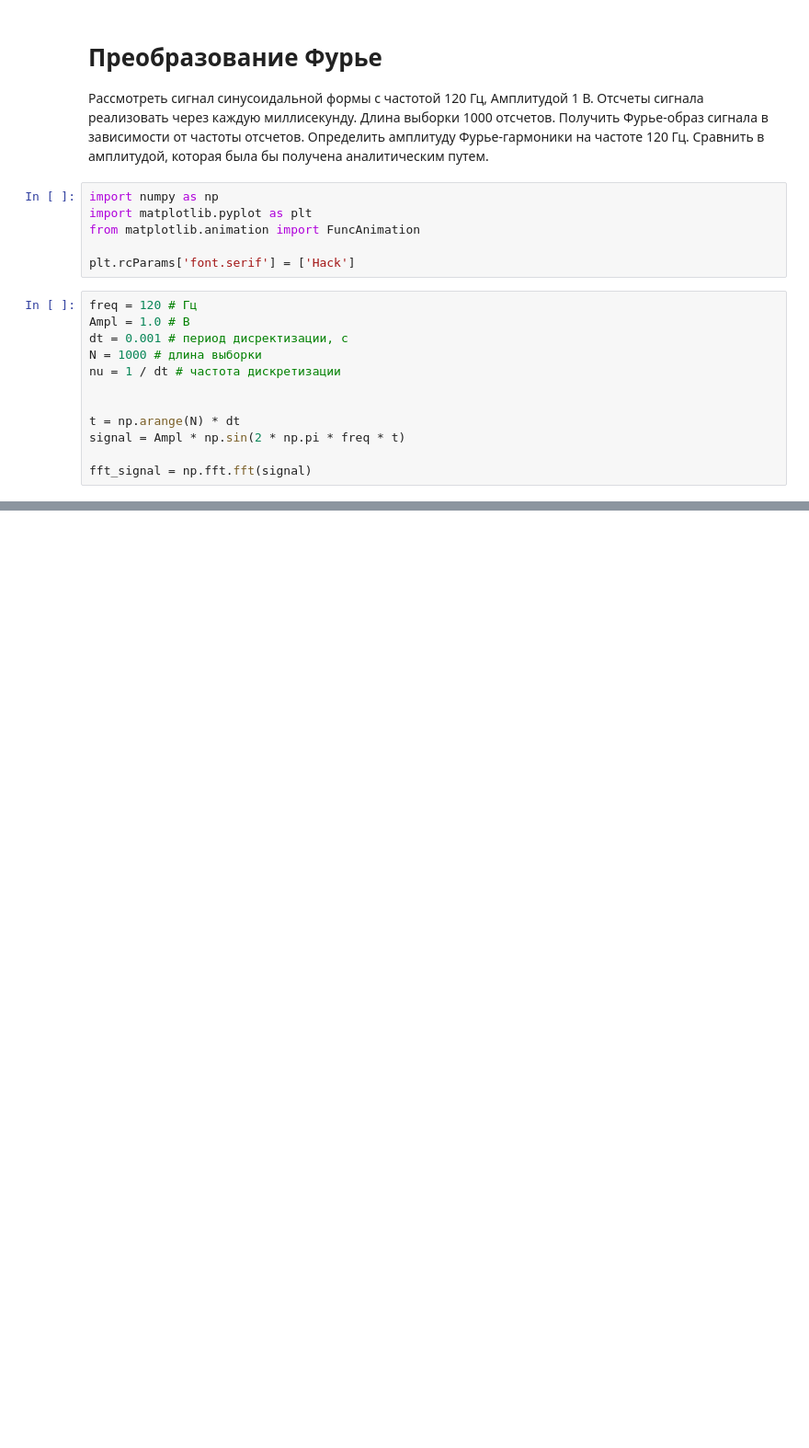
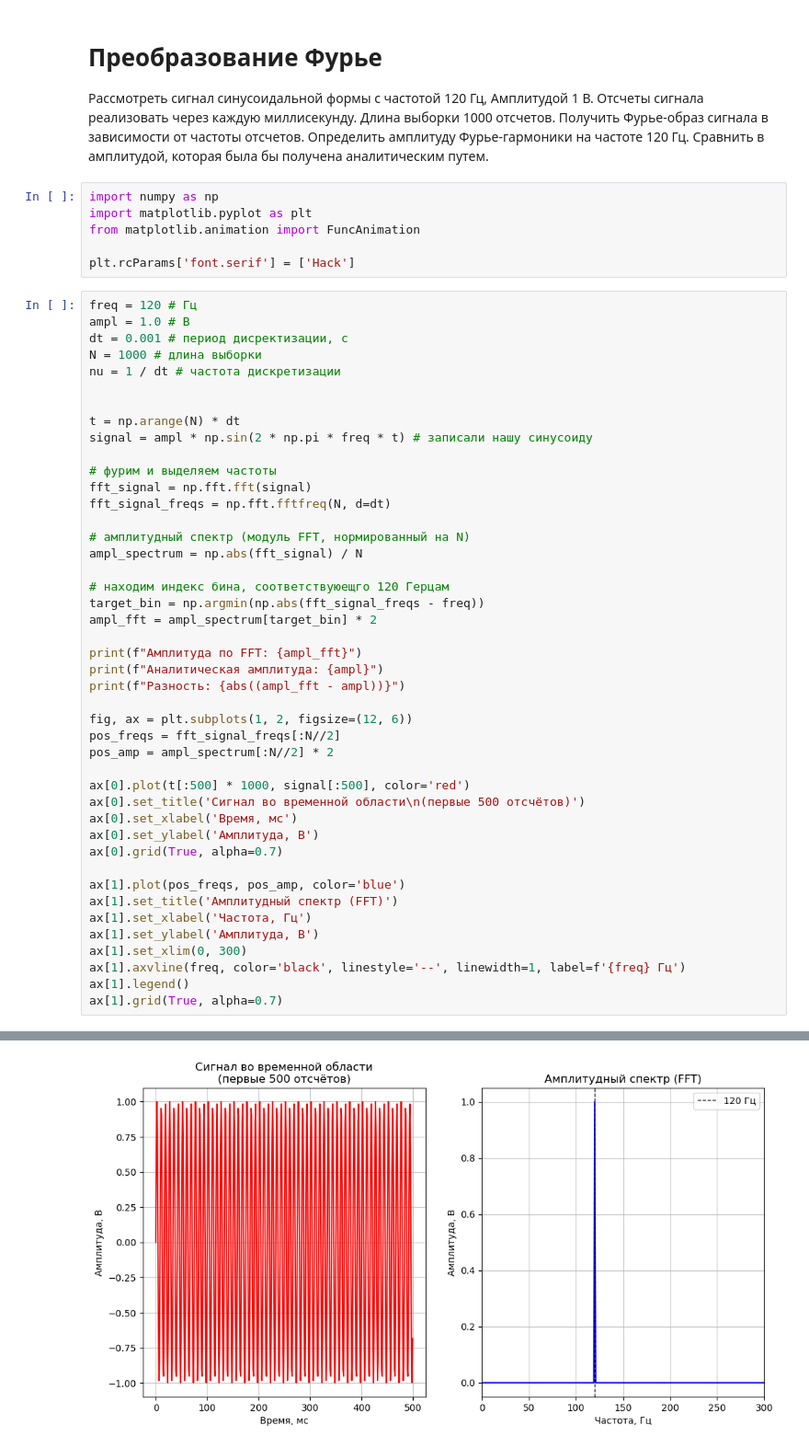
Before and after one commit to NevssZeppeli/computer_simulation_nsu, a Jupyter notebook: fourier.ipynb, the cells around one changed output, grey strips where cells are left out. Shown at 92% size. Saved outputs shown, nothing was run; the diff lists cells and outputs as text; blank space fills up the shorter version.

```diff
--- a/fourier.ipynb
+++ b/fourier.ipynb
@@ -10,13 +10,46 @@ from matplotlib.animation import FuncAnimation
 plt.rcParams['font.serif'] = ['Hack']
 # %%
 freq = 120 # Гц
-Ampl = 1.0 # В
+ampl = 1.0 # В
 dt = 0.001 # период дисректизации, с
 N = 1000 # длина выборки
 nu = 1 / dt # частота дискретизации
 
 
 t = np.arange(N) * dt
-signal = Ampl * np.sin(2 * np.pi * freq * t)
+signal = ampl * np.sin(2 * np.pi * freq * t) # записали нашу синусоиду
 
+# фурим и выделяем частоты
 fft_signal = np.fft.fft(signal)
+fft_signal_freqs = np.fft.fftfreq(N, d=dt)
+
+# амплитудный спектр (модуль FFT, нормированный на N)
+ampl_spectrum = np.abs(fft_signal) / N
+
+# находим индекс бина, соответствуюещго 120 Герцам
+target_bin = np.argmin(np.abs(fft_signal_freqs - freq))
+ampl_fft = ampl_spectrum[target_bin] * 2
+
+print(f"Амплитуда по FFT: {ampl_fft}")
+print(f"Аналитическая амплитуда: {ampl}")
+print(f"Разность: {abs((ampl_fft - ampl))}")
+
+fig, ax = plt.subplots(1, 2, figsize=(12, 6))
+pos_freqs = fft_signal_freqs[:N//2]
+pos_amp = ampl_spectrum[:N//2] * 2
+
+ax[0].plot(t[:500] * 1000, signal[:500], color='red')
+ax[0].set_title('Сигнал во временной области\n(первые 500 отсчётов)')
+ax[0].set_xlabel('Время, мс')
+ax[0].set_ylabel('Амплитуда, В')
+ax[0].grid(True, alpha=0.7)
+
+ax[1].plot(pos_freqs, pos_amp, color='blue')
+ax[1].set_title('Амплитудный спектр (FFT)')
+ax[1].set_xlabel('Частота, Гц')
+ax[1].set_ylabel('Амплитуда, В')
+ax[1].set_xlim(0, 300)
+ax[1].axvline(freq, color='black', linestyle='--', linewidth=1, label=f'{freq} Гц')
+ax[1].legend()
+ax[1].grid(True, alpha=0.7)
+# %% [output]
@@ -22,0 +59 @@ fft_signal = np.fft.fft(signal)
+[figure, added]
```
Also changed, not shown: parts of 1 cell of this notebook.
